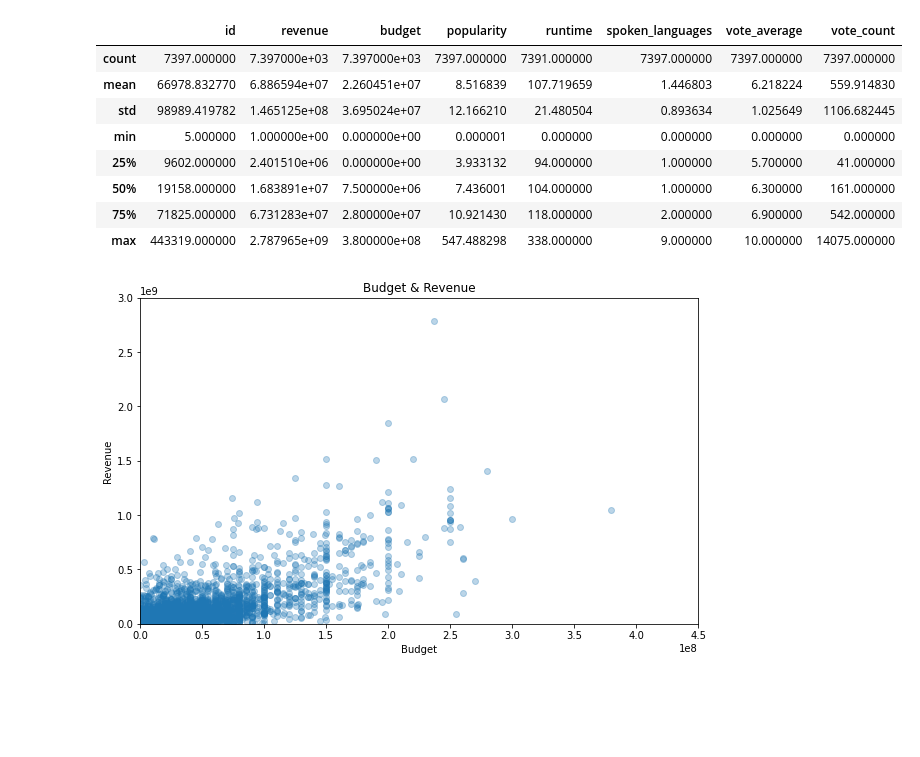
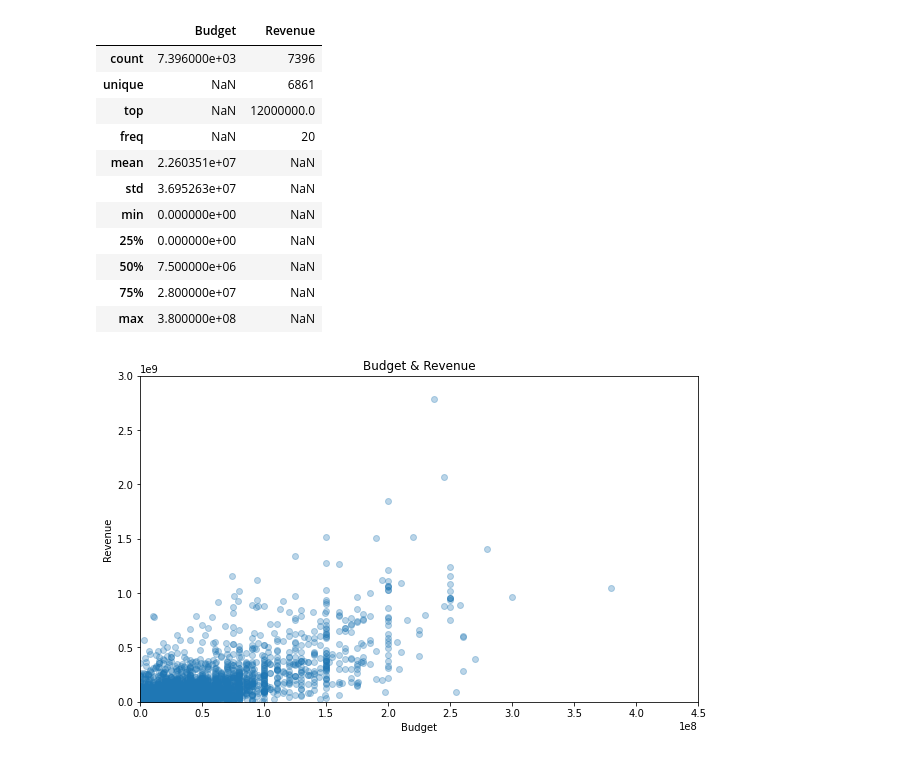
Before and after one commit to Snicho1945/Film-Release-Date-Analysis, a Jupyter notebook: Linear_Regression_Analysis.ipynb, the cells around one changed output. Drawn from its saved outputs; the diff is of its cells as text; code cells hidden in the pictures; blank space fills up the shorter version.

```diff
--- a/Linear_Regression_Analysis.ipynb
+++ b/Linear_Regression_Analysis.ipynb
@@ -15,0 +21,6 @@ data = pd.read_csv('movies_metabase_clean.csv')
+# %%
+#Setting auto commit false
+conn.autocommit = True
+# %%
+#Creating a cursor object using the cursor() method
+cursor = conn.cursor()
@@ -15,0 +36,4 @@ data = pd.read_csv('movies_metabase_clean.csv')
+# %%
+#Fetching all rows from the table
+result = cursor.fetchall();
+print(result)
@@ -15,0 +42,3 @@ data = pd.read_csv('movies_metabase_clean.csv')
+# %%
+data = pd.DataFrame(result,columns=["Budget","Revenue"])
+data.head()
@@ -16,14 +55,17 @@ data = pd.read_csv('movies_metabase_clean.csv')
 # %%
 #showcasing staticts of the data
-data.describe()
+data.describe(include='all')
 # %% [output]
-|  | id | revenue | budget | popularity | runtime | spoken_languages | vote_average | vote_count |
-| count | 7397.000000 | 7.397000e+03 | 7.397000e+03 | 7397.000000 | 7391.000000 | 7397.000000 | 7397.000000 | 7397.000000 |
-| mean | 66978.832770 | 6.886594e+07 | 2.260451e+07 | 8.516839 | 107.719659 | 1.446803 | 6.218224 | 559.914830 |
-| std | 98989.419782 | 1.465125e+08 | 3.695024e+07 | 12.166210 | 21.480504 | 0.893634 | 1.025649 | 1106.682445 |
-| min | 5.000000 | 1.000000e+00 | 0.000000e+00 | 0.000001 | 0.000000 | 0.000000 | 0.000000 | 0.000000 |
-| 25% | 9602.000000 | 2.401510e+06 | 0.000000e+00 | 3.933132 | 94.000000 | 1.000000 | 5.700000 | 41.000000 |
-| 50% | 19158.000000 | 1.683891e+07 | 7.500000e+06 | 7.436001 | 104.000000 | 1.000000 | 6.300000 | 161.000000 |
-| 75% | 71825.000000 | 6.731283e+07 | 2.800000e+07 | 10.921430 | 118.000000 | 2.000000 | 6.900000 | 542.000000 |
-| max | 443319.000000 | 2.787965e+09 | 3.800000e+08 | 547.488298 | 338.000000 | 9.000000 | 10.000000 | 14075.000000 |
+|  | Budget | Revenue |
+| count | 7.396000e+03 | 7396 |
+| unique | NaN | 6861 |
+| top | NaN | 12000000.0 |
+| freq | NaN | 20 |
+| mean | 2.260351e+07 | NaN |
+| std | 3.695263e+07 | NaN |
+| min | 0.000000e+00 | NaN |
+| 25% | 0.000000e+00 | NaN |
+| 50% | 7.500000e+06 | NaN |
+| 75% | 2.800000e+07 | NaN |
+| max | 3.800000e+08 | NaN |
 # %%
```
Also changed, not shown: parts of 17 cells of this notebook, 1 other file.
